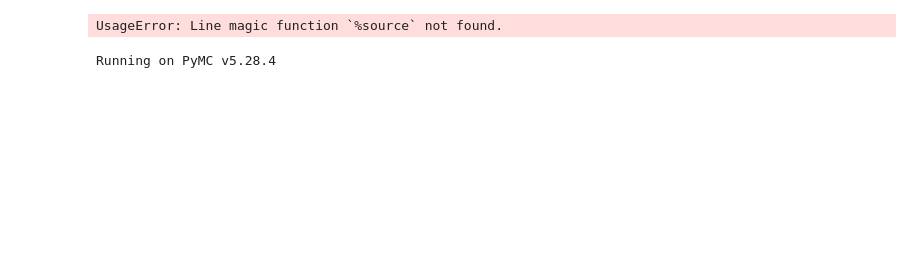
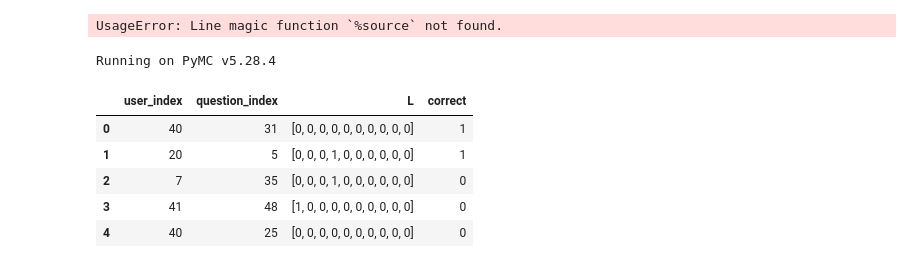
Before and after one commit to kshoker12/STAT_405_Project, a Jupyter notebook: bayesian_model/main.ipynb, the cells around one changed output. Saved outputs shown, nothing was run; the diff lists cells and outputs as text; code cells hidden in the pictures; blank space fills up the shorter version.

```diff
--- a/bayesian_model/main.ipynb
+++ b/bayesian_model/main.ipynb
@@ -62,14 +63,47 @@ rng = np.random.default_rng(RANDOM_SEED)
 %config InlineBackend.figure_format = 'retina'
 az.style.use("arviz-darkgrid")
 # %%
-size = 200
-true_intercept = 1
-true_slope = 2
+rng = np.random.default_rng(8927)
 
-x = np.linspace(0, 1, size)
-# y = a + b*x
-true_regression_line = true_intercept + true_slope * x
-# add noise
-y = true_regression_line + rng.normal(scale=0.5, size=size)
+n_skills = 10
+n_users = 50
+n_questions = 100
+n_interactions = 50000
 
-data = pd.DataFrame({"x": x, "y": y})
+# latent group/user skill structure
+group_mean = rng.normal(0, 1, n_skills)
+users = rng.normal(group_mean, 1.0, size=(n_users, n_skills))
+
+# observed question-skill requirements (binary mask)
+questions = rng.binomial(1, 0.1, size=(n_questions, n_skills)).astype("int8")
+
+# latent question difficulty
+question_difficulties = rng.normal(0, 1, n_questions)
+
+# observed interactions
+user_index = rng.integers(0, n_users, size=n_interactions)
+question_index = rng.integers(0, n_questions, size=n_interactions)
+required_skills = questions[question_index]  # observed per interaction
+
+# true latent score used to generate outcomes
+interaction = (users[user_index] * required_skills).sum(axis=1)
+logit_p = interaction - question_difficulties[question_index]
+p = 1 / (1 + np.exp(-logit_p))
+correct = rng.binomial(1, p, size=n_interactions).astype("int8")
+
+# this is the observed dataset for inference
+data = pd.DataFrame({
+    "user_index": user_index,
+    "question_index": question_index,
+    "L": required_skills.tolist(),  # list of 0/1 skill indicators per interaction
+    "correct": correct,
+})
+
+data.head()
+# %% [output]
+|  | user_index | question_index | L | correct |
+| 0 | 40 | 31 | [0, 0, 0, 0, 0, 0, 0, 0, 0, 0] | 1 |
+| 1 | 20 | 5 | [0, 0, 0, 1, 0, 0, 0, 0, 0, 0] | 1 |
+| 2 | 7 | 35 | [0, 0, 0, 1, 0, 0, 0, 0, 0, 0] | 0 |
+| 3 | 41 | 48 | [1, 0, 0, 0, 0, 0, 0, 0, 0, 0] | 0 |
+| 4 | 40 | 25 | [0, 0, 0, 0, 0, 0, 0, 0, 0, 0] | 0 |
```
Also changed, not shown: parts of 9 cells of this notebook.
